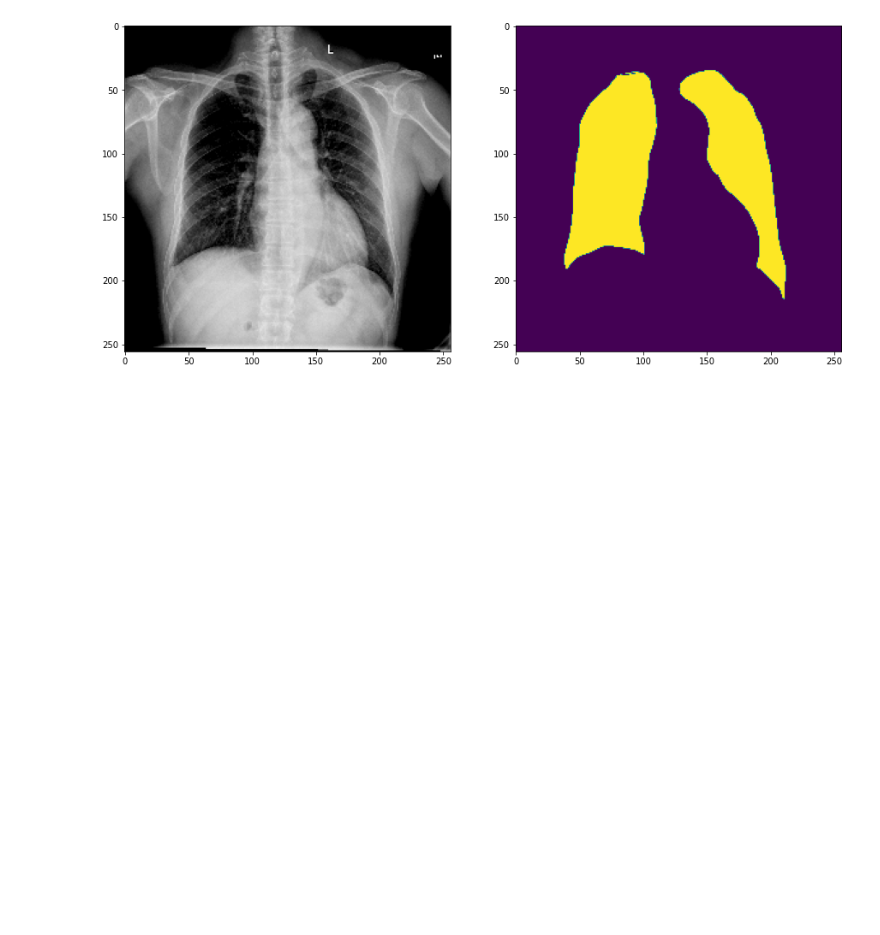
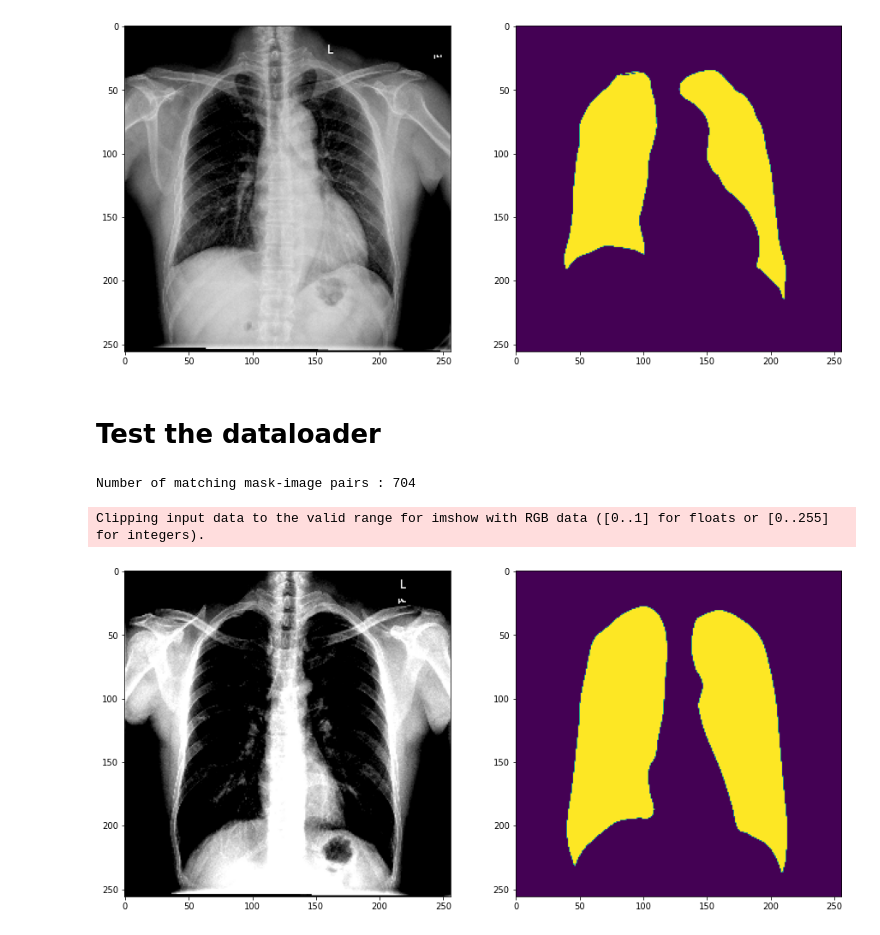
Before and after one commit to hieubkvn123/LungSegmentation, a Jupyter notebook: unet/notebooks/DataExploration.ipynb, the cells around one changed output. Saved outputs shown, nothing was run; the diff lists cells and outputs as text; code cells hidden in the pictures; blank space fills up the shorter version.

```diff
--- a/unet/notebooks/DataExploration.ipynb
+++ b/unet/notebooks/DataExploration.ipynb
@@ -89,3 +89,5 @@ plt.show()
 # %% [output]
 Clipping input data to the valid range for imshow with RGB data ([0..1] for floats or [0..255] for integers).
 [figure]
+# %% [markdown]
+# Test the dataloader
@@ -91,0 +182,17 @@ Clipping input data to the valid range for imshow with RGB data ([0..1] for floa
+# %%
+loader = DataLoader('../../data/LungSegments', 16, 0.2)
+train, val = loader.get_train_val_datasets()
+# %% [output]
+Number of matching mask-image pairs : 704
+# %%
+imgs, masks = next(iter(train))
+imgs, masks = next(iter(train))
+
+fig, ax = plt.subplots(1, 2, figsize=(15,8))
+ax[0].imshow(imgs[0])
+ax[1].imshow(masks[0])
+
+plt.show()
+# %% [output]
+Clipping input data to the valid range for imshow with RGB data ([0..1] for floats or [0..255] for integers).
+[figure, added]
```
Also changed, not shown: parts of 2 cells of this notebook, 6 other files.
